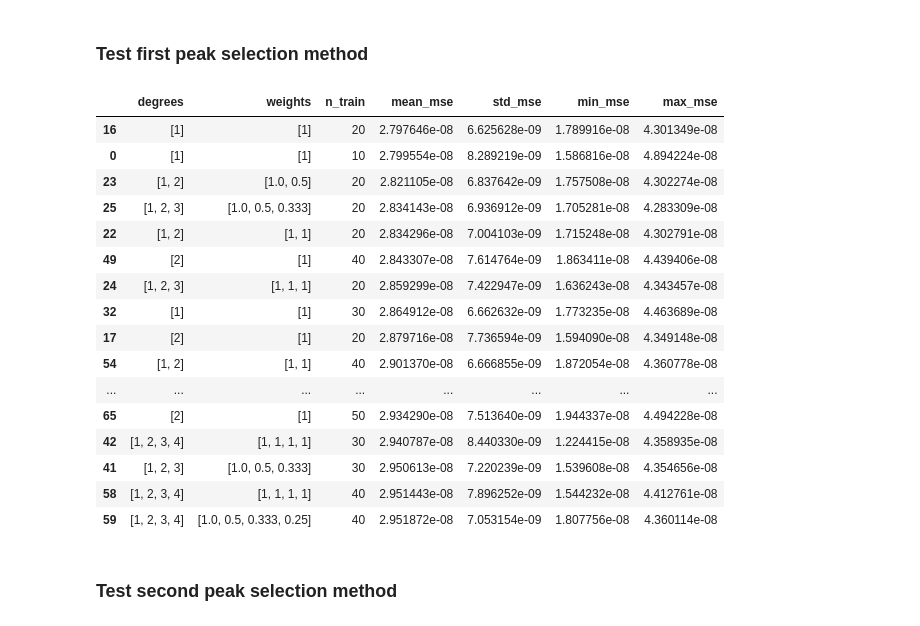
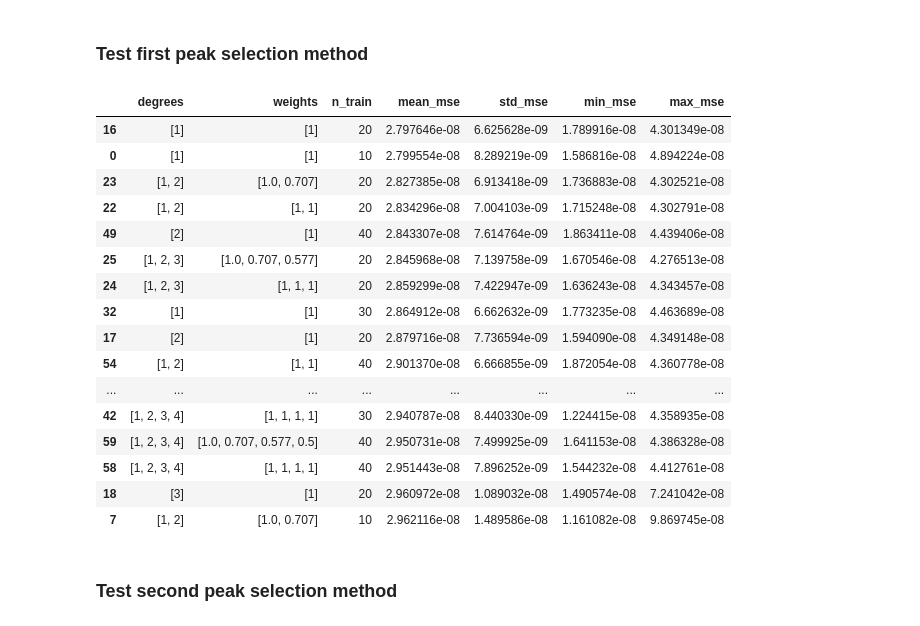
Before and after one commit to jokinen77/DataScienceProject1-Orbitrap, a Jupyter notebook: DataScienceProject1.ipynb, the cells around one changed output. Saved outputs shown, nothing was run; the diff lists cells and outputs as text; code cells hidden in the pictures.

```diff
--- a/DataScienceProject1.ipynb
+++ b/DataScienceProject1.ipynb
@@ -200,6 +200,7 @@ def fit_gaussian(peak, resolution=default_resolution, show=False, use_rolling =
     out = leastsq(errfunc, init, args=(peak["mz"], intensity), maxfev = 200)
     c = out[0]
     if show:
+        sns.set_theme(style="whitegrid")
         x = np.linspace(peak["mz"].min(), peak["mz"].max(), 1000)
         fig, ax = plt.subplots(figsize=(8,6))
         ax.ticklabel_format(useOffset=False)
@@ -349,7 +350,7 @@ calculateMassUncertainty(tmp, True, True,True)
 * https://towardsdatascience.com/polynomial-regression-which-python-package-to-use-78a09b0ac87b
 * https://stackoverflow.com/questions/34373606/scikit-learn-coefficients-polynomialfeatures
 # %%
-%matplotlib inline
+#%matplotlib inline
 
 class MultiPolyModel:
     '''
@@ -427,26 +428,28 @@ peak_information = peak_information[peak_information["error"].notnull()]
 
 # TODO: better peak selection
 #train = peak_information[peak_information["max_intensity"] > 10000]
-train, test = selectPeaksFromPartitions(peak_information, 5, 8, select=selectPeaksMeanError)
+train, test = selectPeaksFromPartitions(peak_information, 3, 8, select=selectPeaksMeanError)
 
 degrees1 = [4]
-degrees2 = [1,2,3,4,5,6]
+degrees2 = [1,2,3,4,5,6,7,8]
+weights2 = [1/np.sqrt(d) for d in degrees2]
 
 model = MultiPolyModel(degrees1, weights = 1, debug = True)
 model.fit(train["observed_mz"].values, train["error"].values*-1)
 
-model1 = MultiPolyModel(degrees2, weights = 1, debug = True)
+model1 = MultiPolyModel(degrees2, weights = weights2, debug = True)
 model1.fit(train["observed_mz"].values, train["error"].values*-1)
 
+sns.set_theme(style="whitegrid")
 fig, ax = plt.subplots(figsize=(8,6))
 sns.scatterplot(x=peak_information["observed_mz"].values, y=peak_information["error"].values*-1, ax=ax)
 sns.scatterplot(x=train["observed_mz"].values, y=train["error"].values*-1, ax=ax, color="red")
 x = np.linspace(50, 350, 100)
 y = model.predict(x)
 y1 = model1.predict(x)
-sns.lineplot(x=x, y=y, color="orange", ax=ax, legend="full")
+sns.lineplot(x=x, y=y, color="orange", ax=ax)
 sns.lineplot(x=x, y=y1, color="green", ax=ax)
-plt.legend(["Degrees: {}".format(degrees1), "Degrees: {}".format(degrees2)])
+plt.legend(["Degrees: {}".format(degrees1), "Degrees: {}\nWeights: {}".format(degrees2, [round(w, 2) for w in weights2]), "All data", "Training data"])
 
 plt.title("One spectra from large deviation file (2min averaging)")
 ax.set_ylabel("error")
@@ -555,50 +559,51 @@ def selectPeaksFromPartitions(peak_information, n, k, select=selectPeaksMedianEr
 random.seed(111)
 
 train_information = []
 # Single degree models
 for n_train in [10, 20, 30, 40, 50]:
     for degrees in [[i] for i in range(1, 7)] + [list(range(1,i)) for i in range(3, 8)]:
-        for weight in [1, None]:
-            if len(degrees) == 1 and not weight:
+        for weight in [1, [1/np.sqrt(d) for d in degrees]]:
+            if len(degrees) == 1 and type(weight) != int:
                 continue
             mses = []
             for peak_information in peak_informations:
                 peak_information = peak_information[peak_information["error"].notnull()]
                 train, test = selectBestPeaks(peak_information, n=n_train, randomTestSamples=False)
                 model = MultiPolyModel(degrees, weights = weight)
                 model.fit(train["observed_mz"].values, train["error"].values*-1)
                 preds = model.predict(test["observed_mz"].values)
                 mse = mean_squared_error(test["error"].values*-1, preds)
                 mses.append(mse)
             train_information.append({
                 "degrees": degrees,
                 "weights": [round(w, 3) for w in model.weights],
                 "n_train": n_train,
                 "mean_mse": np.mean(mses),
                 "std_mse": np.std(mses),
                 "min_mse": np.min(mses),
                 "max_mse": np.max(mses)
             })
 
-pd.DataFrame(train_information).sort_values(by=['mean_mse', "std_mse", "max_mse"], ascending=True).head(20)
+training_result1 = pd.DataFrame(train_information).sort_values(by=['mean_mse', "std_mse", "max_mse"], ascending=True)
+training_result1.head(20)
 # %% [output]
 |  | degrees | weights | n_train | mean_mse | std_mse | min_mse | max_mse |
 | 16 | [1] | [1] | 20 | 2.797646e-08 | 6.625628e-09 | 1.789916e-08 | 4.301349e-08 |
 | 0 | [1] | [1] | 10 | 2.799554e-08 | 8.289219e-09 | 1.586816e-08 | 4.894224e-08 |
-| 23 | [1, 2] | [1.0, 0.5] | 20 | 2.821105e-08 | 6.837642e-09 | 1.757508e-08 | 4.302274e-08 |
-| 25 | [1, 2, 3] | [1.0, 0.5, 0.333] | 20 | 2.834143e-08 | 6.936912e-09 | 1.705281e-08 | 4.283309e-08 |
+| 23 | [1, 2] | [1.0, 0.707] | 20 | 2.827385e-08 | 6.913418e-09 | 1.736883e-08 | 4.302521e-08 |
 | 22 | [1, 2] | [1, 1] | 20 | 2.834296e-08 | 7.004103e-09 | 1.715248e-08 | 4.302791e-08 |
 | 49 | [2] | [1] | 40 | 2.843307e-08 | 7.614764e-09 | 1.863411e-08 | 4.439406e-08 |
+| 25 | [1, 2, 3] | [1.0, 0.707, 0.577] | 20 | 2.845968e-08 | 7.139758e-09 | 1.670546e-08 | 4.276513e-08 |
 | 24 | [1, 2, 3] | [1, 1, 1] | 20 | 2.859299e-08 | 7.422947e-09 | 1.636243e-08 | 4.343457e-08 |
 | 32 | [1] | [1] | 30 | 2.864912e-08 | 6.662632e-09 | 1.773235e-08 | 4.463689e-08 |
 | 17 | [2] | [1] | 20 | 2.879716e-08 | 7.736594e-09 | 1.594090e-08 | 4.349148e-08 |
 | 54 | [1, 2] | [1, 1] | 40 | 2.901370e-08 | 6.666855e-09 | 1.872054e-08 | 4.360778e-08 |
 | ... | ... | ... | ... | ... | ... | ... | ... |
-| 65 | [2] | [1] | 50 | 2.934290e-08 | 7.513640e-09 | 1.944337e-08 | 4.494228e-08 |
 | 42 | [1, 2, 3, 4] | [1, 1, 1, 1] | 30 | 2.940787e-08 | 8.440330e-09 | 1.224415e-08 | 4.358935e-08 |
-| 41 | [1, 2, 3] | [1.0, 0.5, 0.333] | 30 | 2.950613e-08 | 7.220239e-09 | 1.539608e-08 | 4.354656e-08 |
+| 59 | [1, 2, 3, 4] | [1.0, 0.707, 0.577, 0.5] | 40 | 2.950731e-08 | 7.499925e-09 | 1.641153e-08 | 4.386328e-08 |
 | 58 | [1, 2, 3, 4] | [1, 1, 1, 1] | 40 | 2.951443e-08 | 7.896252e-09 | 1.544232e-08 | 4.412761e-08 |
-| 59 | [1, 2, 3, 4] | [1.0, 0.5, 0.333, 0.25] | 40 | 2.951872e-08 | 7.053154e-09 | 1.807756e-08 | 4.360114e-08 |
+| 18 | [3] | [1] | 20 | 2.960972e-08 | 1.089032e-08 | 1.490574e-08 | 7.241042e-08 |
+| 7 | [1, 2] | [1.0, 0.707] | 10 | 2.962116e-08 | 1.489586e-08 | 1.161082e-08 | 9.869745e-08 |
 # %% [markdown]
 ### Test second peak selection method
 # %%
```
Also changed, not shown: parts of 4 cells of this notebook.
